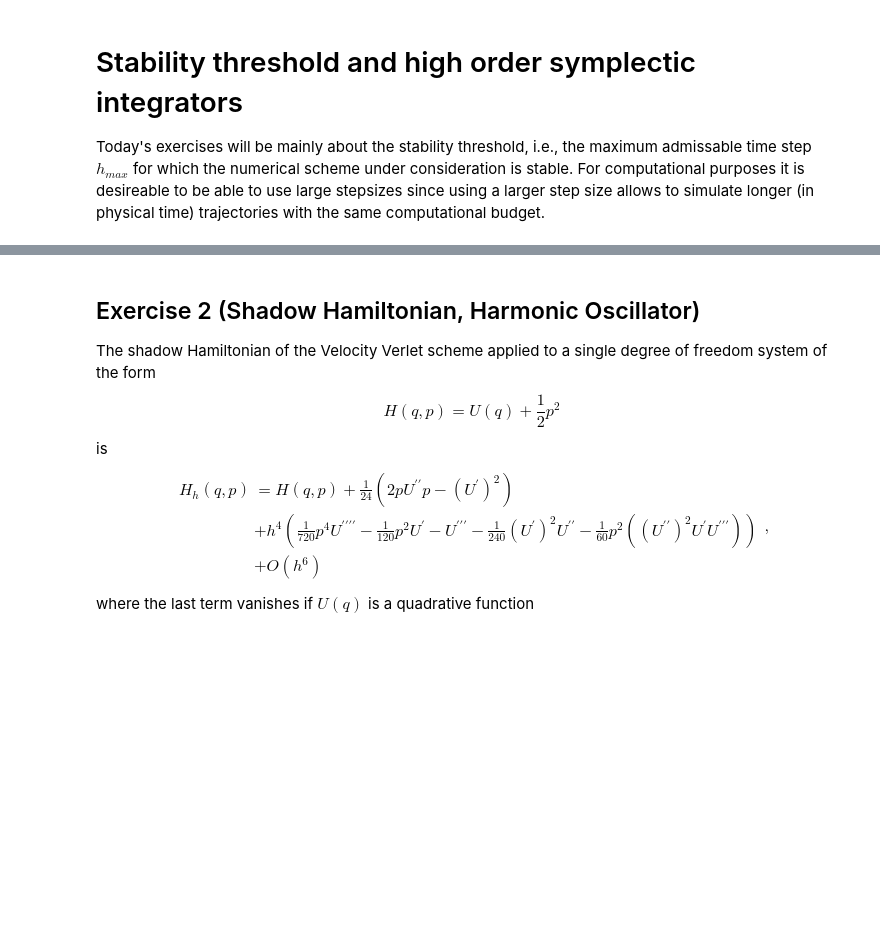
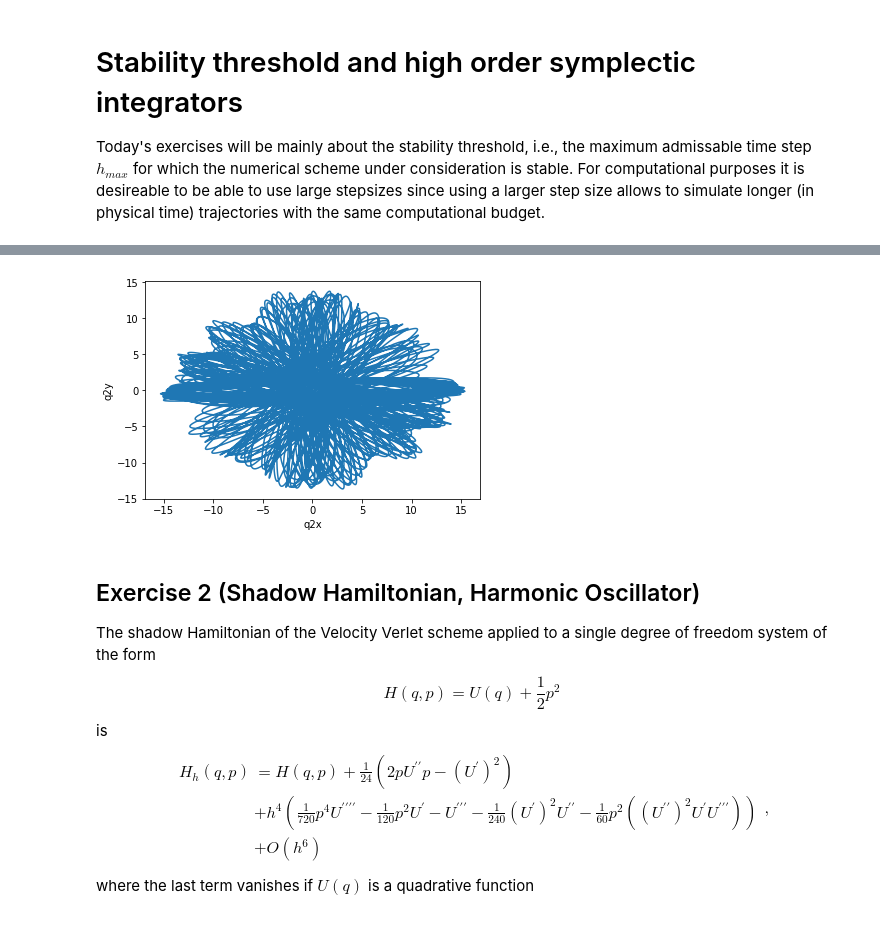
Before and after one commit to MatthiasSachs/BeijingSummerSchool, a Jupyter notebook: day2_exercises.ipynb, the cells around one changed output, grey strips where cells are left out. Saved outputs shown, nothing was run; the diff lists cells and outputs as text; code cells hidden in the pictures; blank space fills up the shorter version.

```diff
--- a/day2_exercises.ipynb
+++ b/day2_exercises.ipynb
@@ -48,3 +52,20 @@ with $g(q) = q_{1,x}^2+q_{1,y}^2 - r_1^2$.
+# %%
+model = models.DoublePendulum(k1=10.0, r1=1.0,k12=1.0, r12=1.0)
+integrator = integrators.VelocityVerlet(model, h=.01)
+op = outp.BufferedOutputsheduler(integrator,
+                                 Nsteps=int(1000.0/integrator.h),
+                                 varname_list=['q','p'],
+                                 modprnt=1)
+dim=model.dim
+initial_values ={'p': np.ones(dim), 'q': np.array([0,5.0, 0.0, 10])}
+integrator.run(initial_values=initial_values)
+fig,ax = plt.subplots()
+ax.plot(op.traj_q[:,2],op.traj_q[:,3])
+ax.set_xlabel('q2x')
+ax.set_ylabel('q2y')
+plt.show()
+# %% [output]
+[figure, added]
 # %% [markdown]
 ## Exercise 2 (Shadow Hamiltonian, Harmonic Oscillator)
 
```
Also changed, not shown: parts of 1 cell of this notebook, 2 other files.
